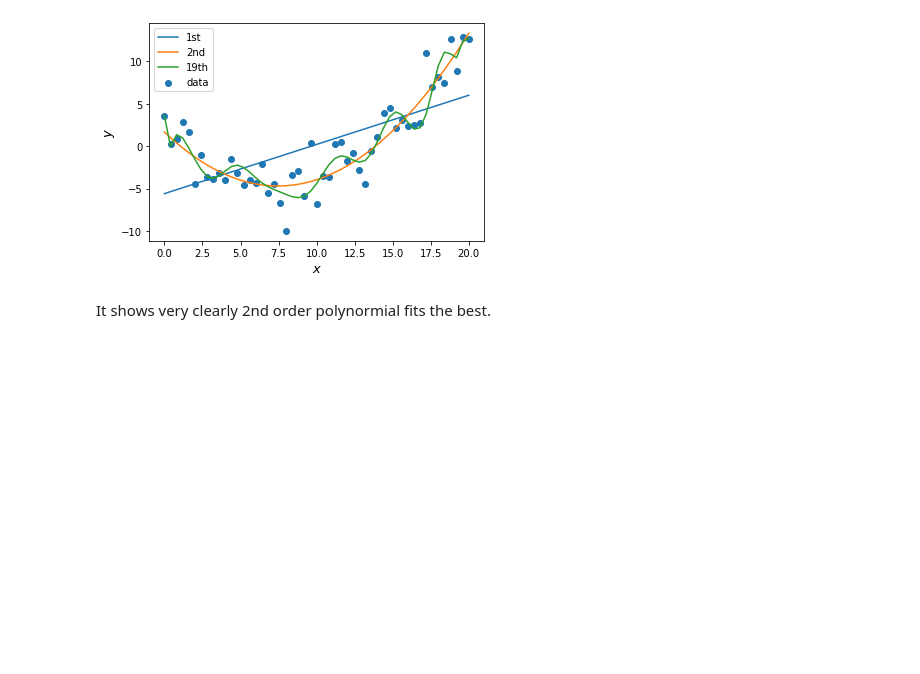
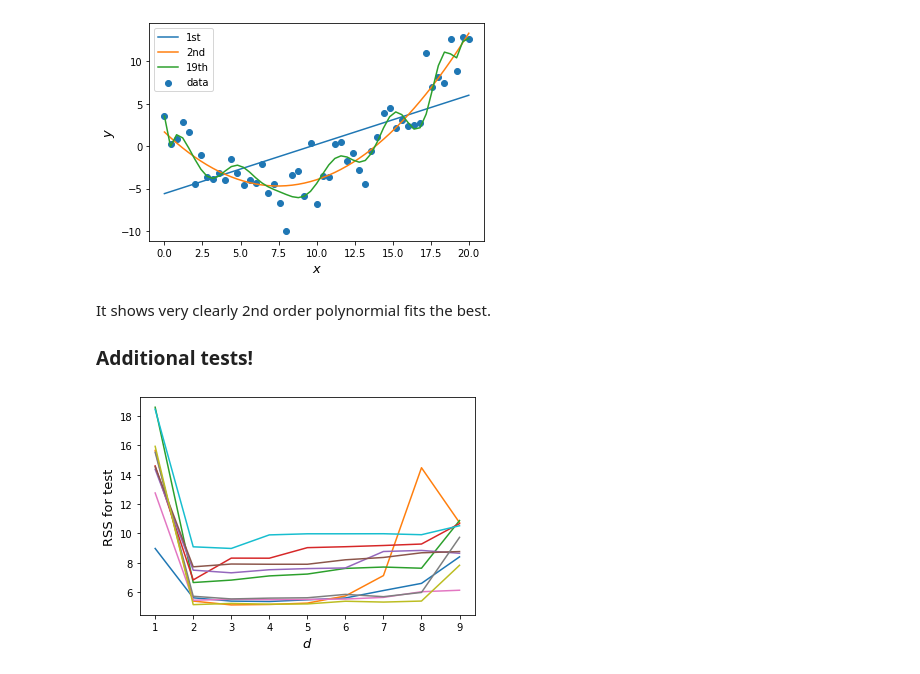
Before and after one commit to yexf308/AppliedStatistics, a Jupyter notebook: 4_Linear_Regression.ipynb, the cells around one changed output. Drawn from its saved outputs; the diff is of its cells as text; code cells hidden in the pictures; blank space fills up the shorter version.

```diff
--- a/4_Linear_Regression.ipynb
+++ b/4_Linear_Regression.ipynb
@@ -352,3 +354,46 @@ plt.show()
 [figure]
 # %% [markdown]
 It shows very clearly 2nd order polynormial fits the best.
+
+
+### Additional tests!
+# %%
+fig, ax = plt.subplots(figsize=(6, 4))
+
+for i in range(10):
+  x_train, x_test, y_train, y_test = train_test_split(x, y, test_size=0.2)
+
+  d_span = np.arange(1,10)
+
+  # hold out validation
+  N_train        = len(x_train)
+  X0             = x_train.reshape(N_train, 1)
+  X_train        = np.ones((N_train, 1))
+
+  N_test        = len(x_test)
+  X1            = x_test.reshape(N_test, 1)
+  X_test        = np.ones((N_test, 1))
+
+  w_store       = []
+  RSS_train     = []
+  RSS_test      = []
+
+  for d in d_span:
+    X_train = np.hstack([X_train, X0**d])
+    X_test  = np.hstack([X_test,  X1**d])
+    w       = qr_solve(X_train, y_train)
+    w_store.append(w)
+    y_train_hat = X_train.dot(w)
+    y_test_hat = X_test.dot(w)
+    RSS_train.append(norm(y_train-y_train_hat))
+    RSS_test.append(norm(y_test-y_test_hat))
+
+  ax.plot(d_span, RSS_test)
+
+
+
+ax.set_xlabel('$d$', fontsize=13)
+ax.set_ylabel('RSS for test', fontsize=13)
+plt.show()
+# %% [output]
+[figure, added]
```
Also changed, not shown: parts of 3 cells of this notebook.
